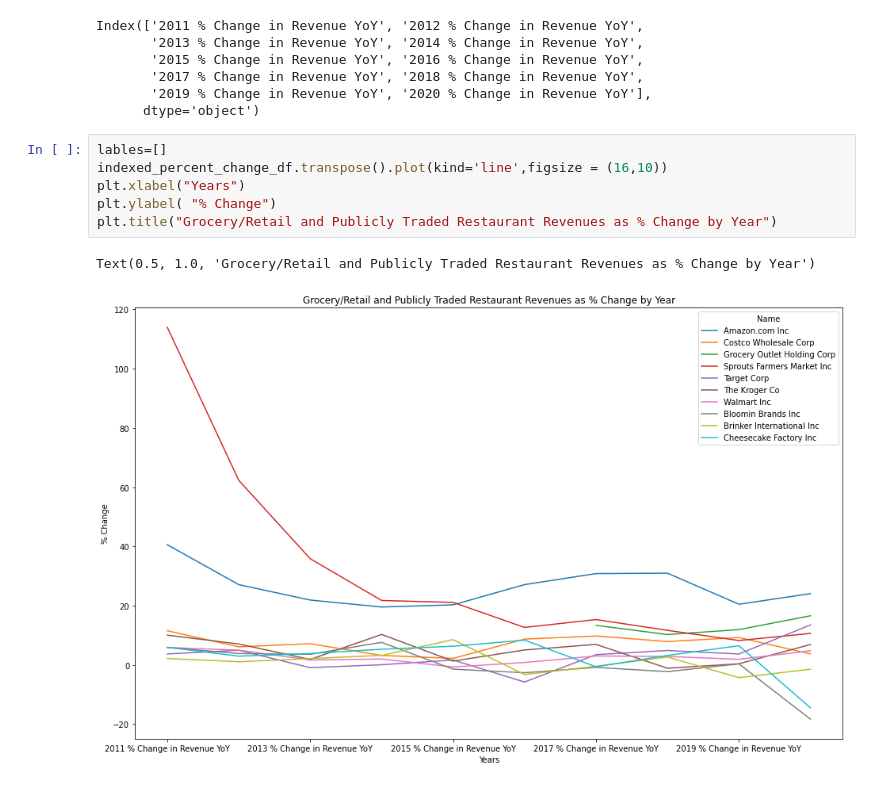
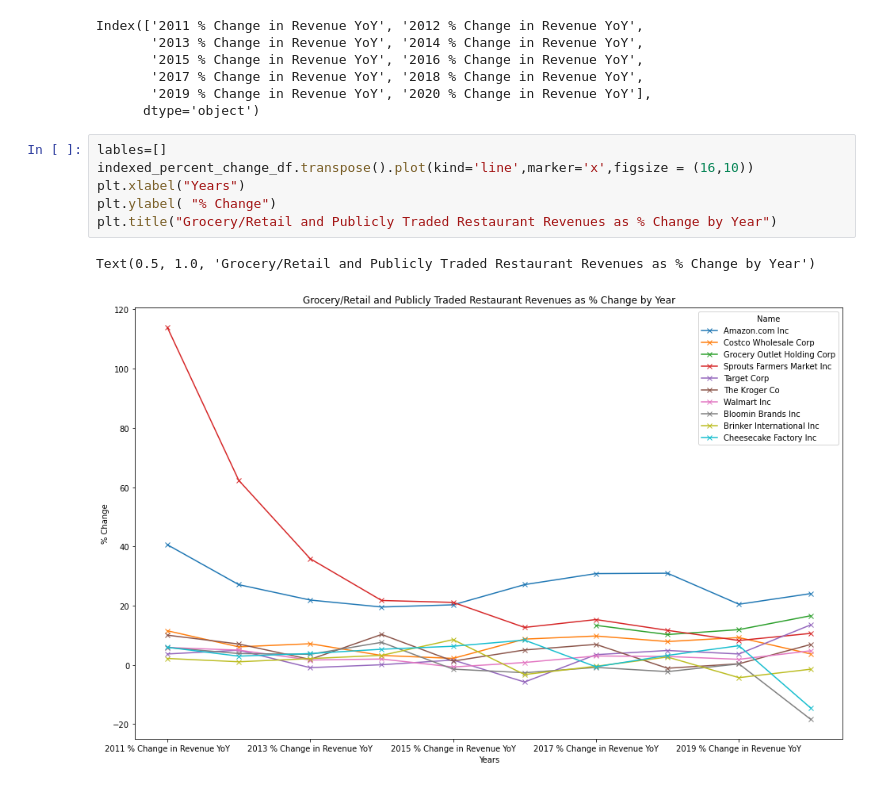
Before and after one commit to emmobley63/Project_1, a Jupyter notebook: grocery_data.ipynb, the cells around one changed output. Drawn from its saved outputs; the diff is of its cells as text.

```diff
--- a/grocery_data.ipynb
+++ b/grocery_data.ipynb
@@ -188,10 +188,10 @@ Index(['2011 % Change in Revenue YoY', '2012 % Change in Revenue YoY',
       dtype='object')
 # %%
 lables=[]
-indexed_percent_change_df.transpose().plot(kind='line',figsize = (16,10))
+indexed_percent_change_df.transpose().plot(kind='line',marker='x',figsize = (16,10))
 plt.xlabel("Years")
 plt.ylabel( "% Change")
 plt.title("Grocery/Retail and Publicly Traded Restaurant Revenues as % Change by Year")
 # %% [output]
 Text(0.5, 1.0, 'Grocery/Retail and Publicly Traded Restaurant Revenues as % Change by Year')
-[figure, old version]
+[figure, new version]
```
